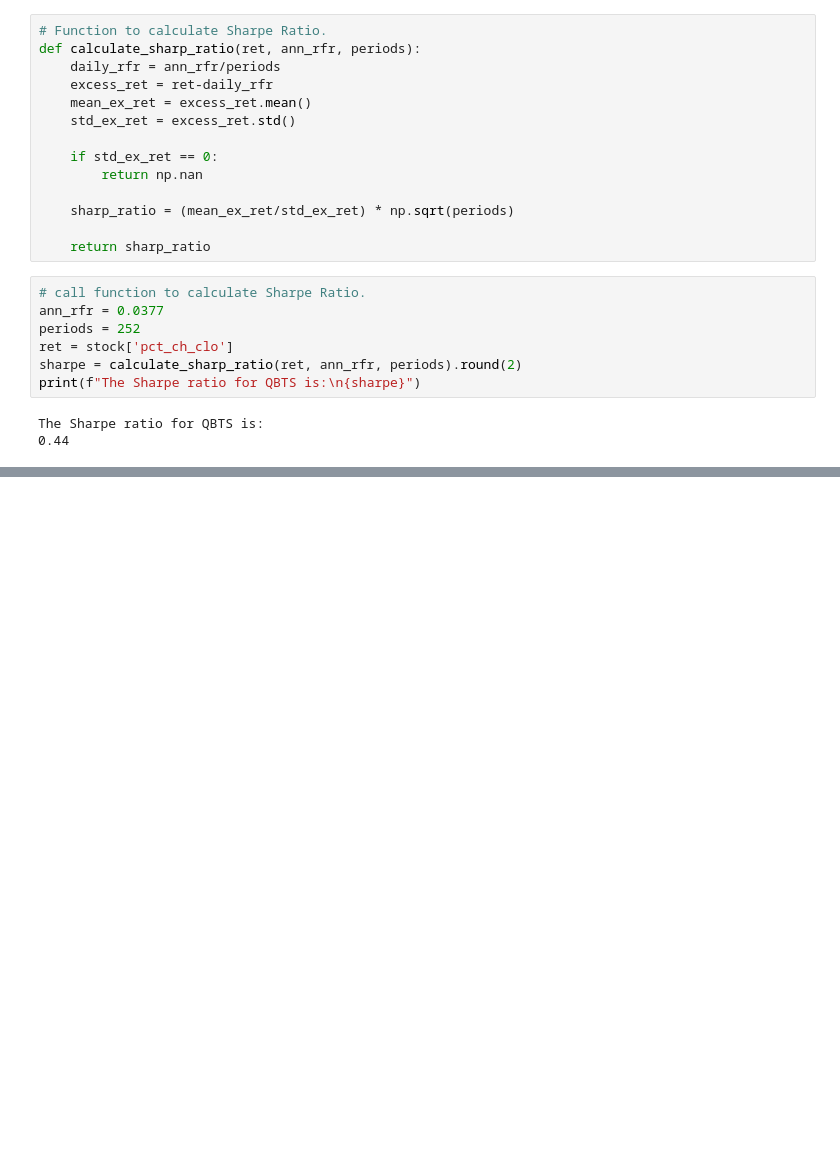
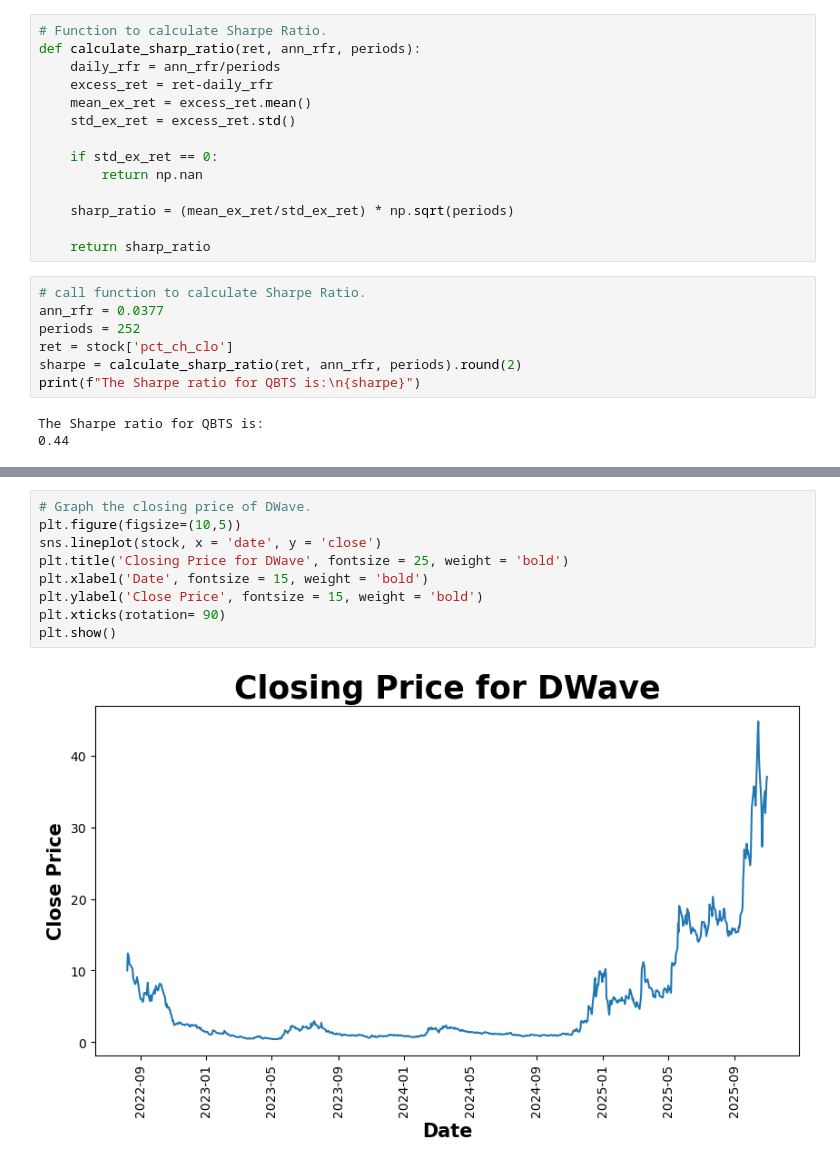
Before and after one commit to MWPerrineJr/my_portfolio, a Jupyter notebook: stock_analysis.ipynb, the cells around one changed output, grey strips where cells are left out. Cells and saved outputs as stored; diff of their text form; blank space fills up the shorter version.

```diff
--- a/stock_analysis.ipynb
+++ b/stock_analysis.ipynb
@@ -207,0 +165,11 @@ stock_qbts.head()
+# %%
+# Graph the closing price of DWave.
+plt.figure(figsize=(10,5))
+sns.lineplot(stock, x = 'date', y = 'close')
+plt.title('Closing Price for DWave', fontsize = 25, weight = 'bold')
+plt.xlabel('Date', fontsize = 15, weight = 'bold')
+plt.ylabel('Close Price', fontsize = 15, weight = 'bold')
+plt.xticks(rotation= 90)
+plt.show()
+# %% [output]
+[figure, added]
```
Also changed, not shown: parts of 30 cells of this notebook.
